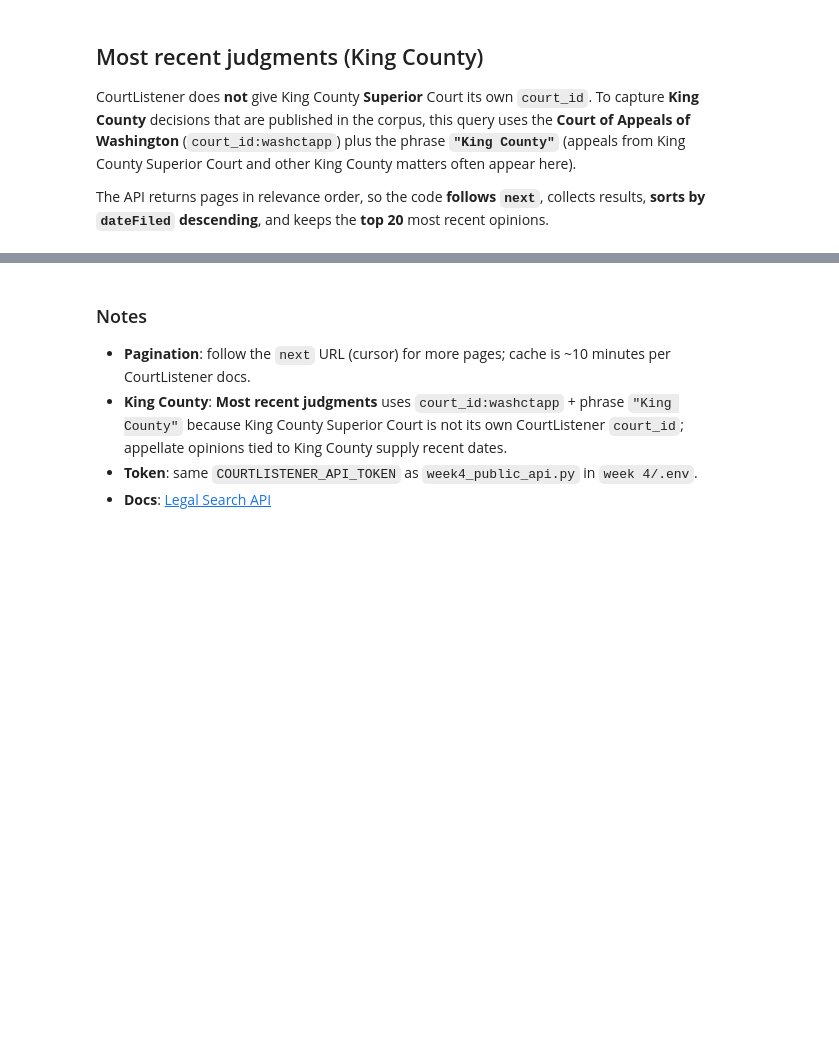
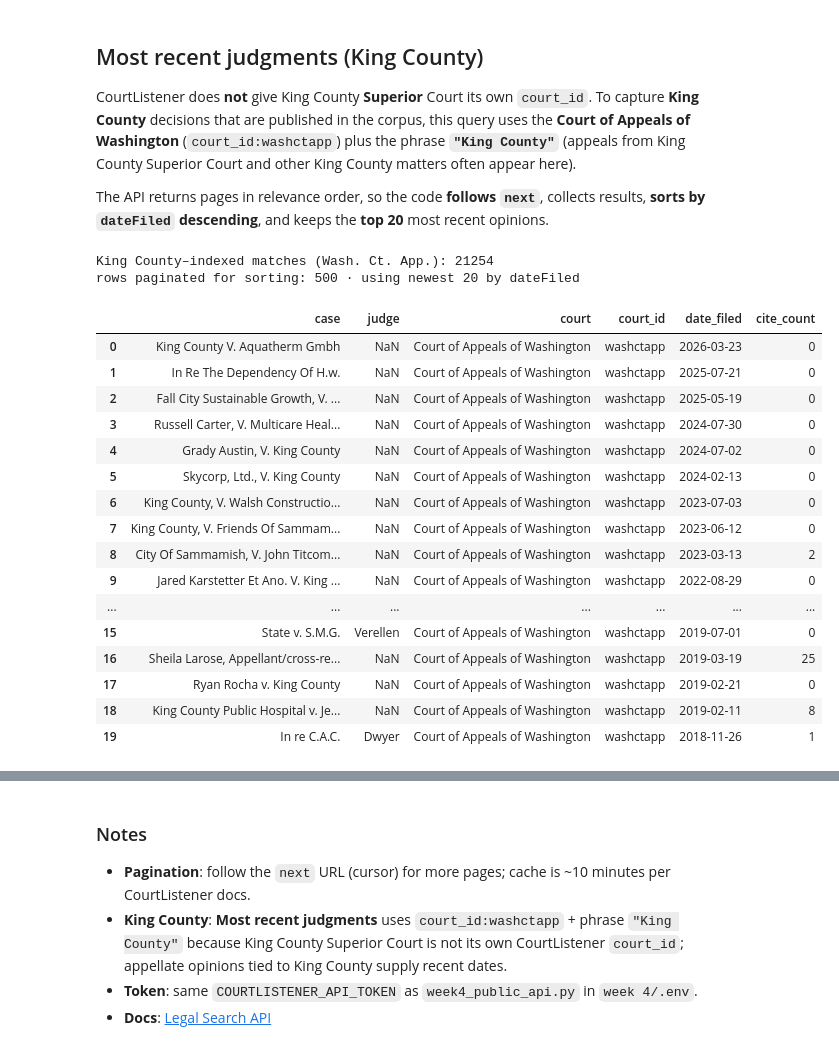
Before and after one commit to ranjitharangaswamy/hcde530, a Jupyter notebook: week 5/week4_courtlistener_cases.ipynb, the cells around one changed output, grey strips where cells are left out. Saved outputs shown, nothing was run; the diff lists cells and outputs as text; code cells hidden in the pictures; blank space fills up the shorter version.

```diff
--- a/week 5/week4_courtlistener_cases.ipynb
+++ b/week 5/week4_courtlistener_cases.ipynb
@@ -174,33 +187,60 @@ def collect_search_pages(q: str, *, token: str, max_pages: int = 25) -> list[dic
 
 
 QUERY_KING_COUNTY = '"King County" court_id:washctapp'
 raw_kc_count = courtlistener_search(QUERY_KING_COUNTY, token=token)
 print("King County–indexed matches (Wash. Ct. App.):", raw_kc_count.get("count"))
 
 king_items = collect_search_pages(QUERY_KING_COUNTY, token=token)
 king_items.sort(key=_opinion_date, reverse=True)
 king_top20 = king_items[:20]
 print("rows paginated for sorting:", len(king_items), "· using newest", len(king_top20), "by dateFiled")
 
 rows_recent: list[dict[str, object]] = []
 for item in king_top20:
     case = (item.get("caseName") or item.get("caseNameFull") or "").strip()
     judge = (item.get("judge") or "").strip()
     panel = item.get("panel_names") or []
     if not judge and panel:
         judge = "; ".join(str(p) for p in panel if p)
+    cite = item.get("citeCount")
+    try:
+        cite_n = int(cite) if cite is not None else 0
+    except (TypeError, ValueError):
+        cite_n = 0
+
     rows_recent.append(
         {
             "case": case or pd.NA,
             "judge": judge or pd.NA,
             "court": (item.get("court") or "").strip() or pd.NA,
             "court_id": (item.get("court_id") or "").strip() or pd.NA,
             "date_filed": item.get("dateFiled") or pd.NA,
+            "cite_count": cite_n,
         }
     )
 
 df_recent = pd.DataFrame(rows_recent)
 df_recent
+# %% [output]
+King County–indexed matches (Wash. Ct. App.): 21254
+rows paginated for sorting: 500 · using newest 20 by dateFiled
+|  | case | judge | court | court_id | date_filed | cite_count |
+| 0 | King County V. Aquatherm Gmbh | NaN | Court of Appeals of Washington | washctapp | 2026-03-23 | 0 |
+| 1 | In Re The Dependency Of H.w. | NaN | Court of Appeals of Washington | washctapp | 2025-07-21 | 0 |
+| 2 | Fall City Sustainable Growth, V. ... | NaN | Court of Appeals of Washington | washctapp | 2025-05-19 | 0 |
+| 3 | Russell Carter, V. Multicare Heal... | NaN | Court of Appeals of Washington | washctapp | 2024-07-30 | 0 |
+| 4 | Grady Austin, V. King County | NaN | Court of Appeals of Washington | washctapp | 2024-07-02 | 0 |
+| 5 | Skycorp, Ltd., V. King County | NaN | Court of Appeals of Washington | washctapp | 2024-02-13 | 0 |
+| 6 | King County, V. Walsh Constructio... | NaN | Court of Appeals of Washington | washctapp | 2023-07-03 | 0 |
+| 7 | King County, V. Friends Of Sammam... | NaN | Court of Appeals of Washington | washctapp | 2023-06-12 | 0 |
+| 8 | City Of Sammamish, V. John Titcom... | NaN | Court of Appeals of Washington | washctapp | 2023-03-13 | 2 |
+| 9 | Jared Karstetter Et Ano. V. King ... | NaN | Court of Appeals of Washington | washctapp | 2022-08-29 | 0 |
+| ... | ... | ... | ... | ... | ... | ... |
+| 15 | State v. S.M.G. | Verellen | Court of Appeals of Washington | washctapp | 2019-07-01 | 0 |
+| 16 | Sheila Larose, Appellant/cross-re... | NaN | Court of Appeals of Washington | washctapp | 2019-03-19 | 25 |
+| 17 | Ryan Rocha v. King County | NaN | Court of Appeals of Washington | washctapp | 2019-02-21 | 0 |
+| 18 | King County Public Hospital v. Je... | NaN | Court of Appeals of Washington | washctapp | 2019-02-11 | 8 |
+| 19 | In re C.A.C. | Dwyer | Court of Appeals of Washington | washctapp | 2018-11-26 | 1 |
 # %%
 SEATTLE_JURISDICTION_LABEL = "Seattle jurisdiction"
 
```
Also changed, not shown: parts of 11 cells of this notebook, 1 other file.
